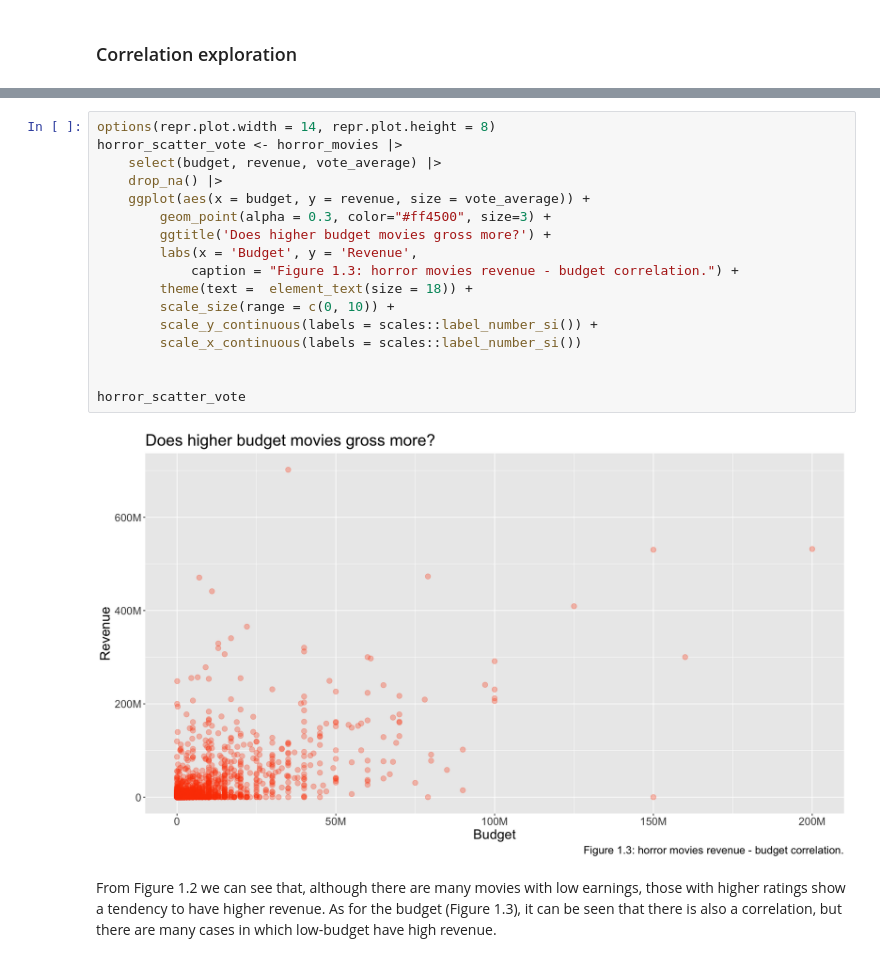
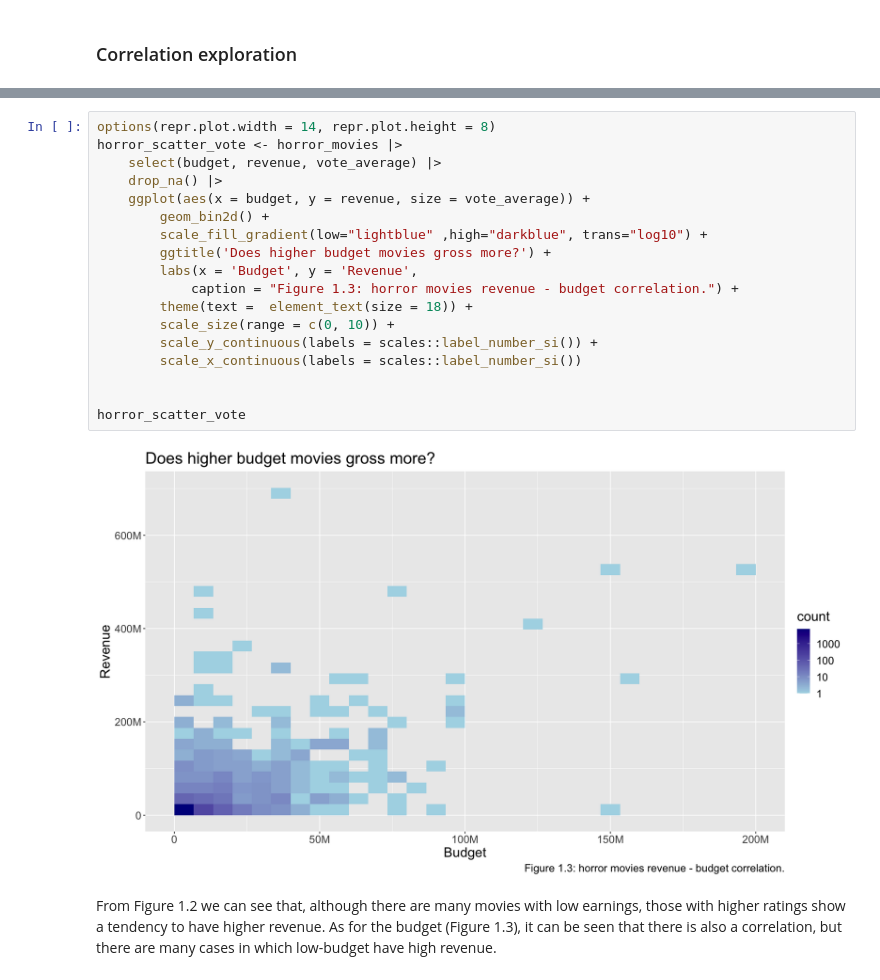
Before and after one commit to UBC-MDS/horror_movies, a Jupyter notebook: notebooks/Horror_movies_attributes_and_revenue_EDA.ipynb, the cells around one changed output, grey strips where cells are left out. Cells and saved outputs as stored; diff of their text form.

```diff
--- a/notebooks/Horror_movies_attributes_and_revenue_EDA.ipynb
+++ b/notebooks/Horror_movies_attributes_and_revenue_EDA.ipynb
@@ -164,22 +162,23 @@ horror_scatter_bud
 # %%
 options(repr.plot.width = 14, repr.plot.height = 8)
 horror_scatter_vote <- horror_movies |>
     select(budget, revenue, vote_average) |>
     drop_na() |>
     ggplot(aes(x = budget, y = revenue, size = vote_average)) +
-        geom_point(alpha = 0.3, color="#ff4500", size=3) +
+        geom_bin2d() +
+        scale_fill_gradient(low="lightblue" ,high="darkblue", trans="log10") +
         ggtitle('Does higher budget movies gross more?') +
         labs(x = 'Budget', y = 'Revenue',
             caption = "Figure 1.3: horror movies revenue - budget correlation.") +
         theme(text =  element_text(size = 18)) +
         scale_size(range = c(0, 10)) +
         scale_y_continuous(labels = scales::label_number_si()) +
         scale_x_continuous(labels = scales::label_number_si())
 
 
 horror_scatter_vote
 # %% [output]
-[figure, old version]
+[figure, new version]
 # %% [markdown]
 From Figure 1.2 we can see that, although there are many movies with low earnings, those with higher ratings show a tendency to have higher revenue. As for the budget (Figure 1.3), it can be seen that there is also a correlation, but there are many cases in which low-budget have high revenue.
 # %% [markdown]
```
Also changed, not shown: parts of 5 cells of this notebook, 3 other files.
